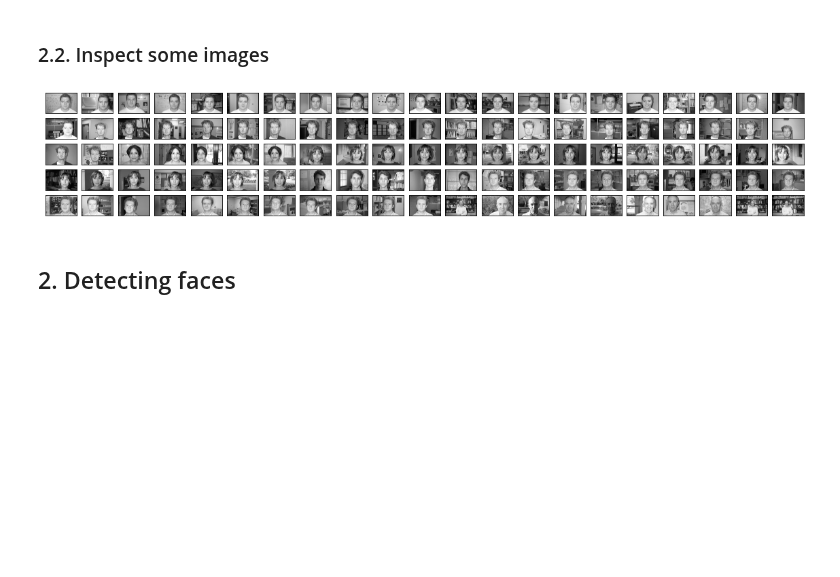
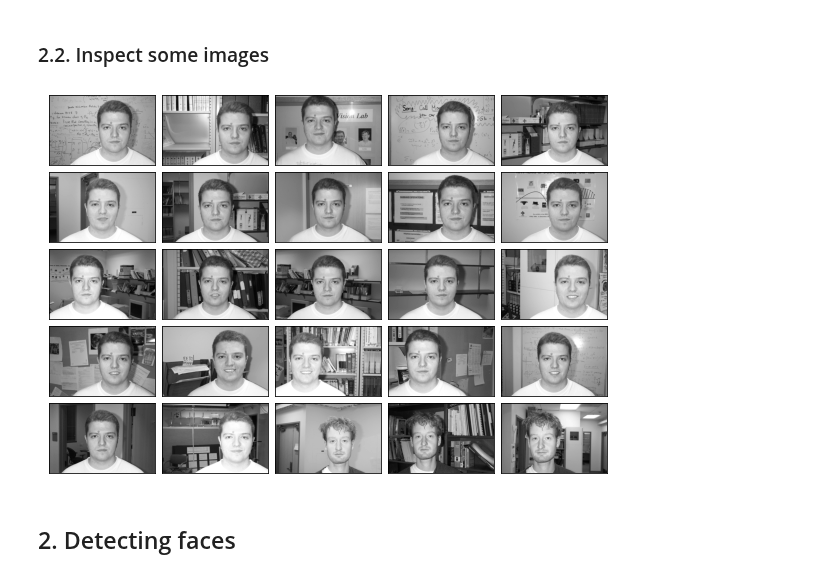
Before and after one commit to BrunoVandekerkhove/biometric-systems, a Jupyter notebook: face_recognition/facial_recognition.ipynb, the cells around one changed output. Drawn from its saved outputs; the diff is of its cells as text; code cells hidden in the pictures; blank space fills up the shorter version.

```diff
--- a/face_recognition/facial_recognition.ipynb
+++ b/face_recognition/facial_recognition.ipynb
@@ -103,19 +100,19 @@ assert len(data['images']) == len(data['target']) == 445
 # %% [markdown]
 ### 2.2. Inspect some images
 # %%
-fig = plt.figure(figsize=(20, 20))
+fig = plt.figure(figsize=(10, 10))
 grid = ImageGrid(fig, 111,
-                 nrows_ncols=(5, 21),
+                 nrows_ncols=(5, 5),
                  axes_pad=0.1,
                  )
 
-for ax, im in zip(grid, data['images']):
+for ax, im, label in zip(grid, data['images'], data['target']):
     # Iterating over the grid returns the Axes.
     ax.imshow(im, cmap = 'gray')
     ax.get_xaxis().set_visible(False)
     ax.get_yaxis().set_visible(False)
 # %% [output]
-[figure, old version]
+[figure, new version]
 # %% [markdown]
 ## 2. Detecting faces
 # %% [markdown]
```
Also changed, not shown: parts of 34 cells of this notebook.
